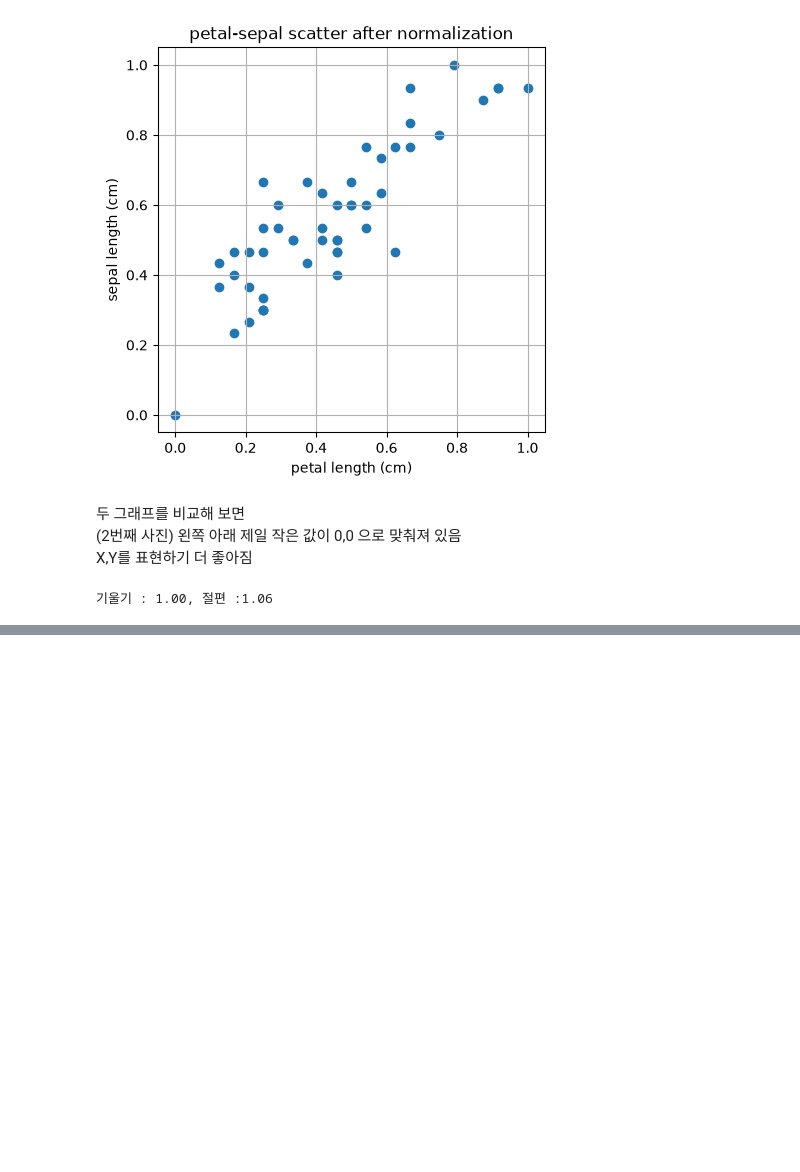
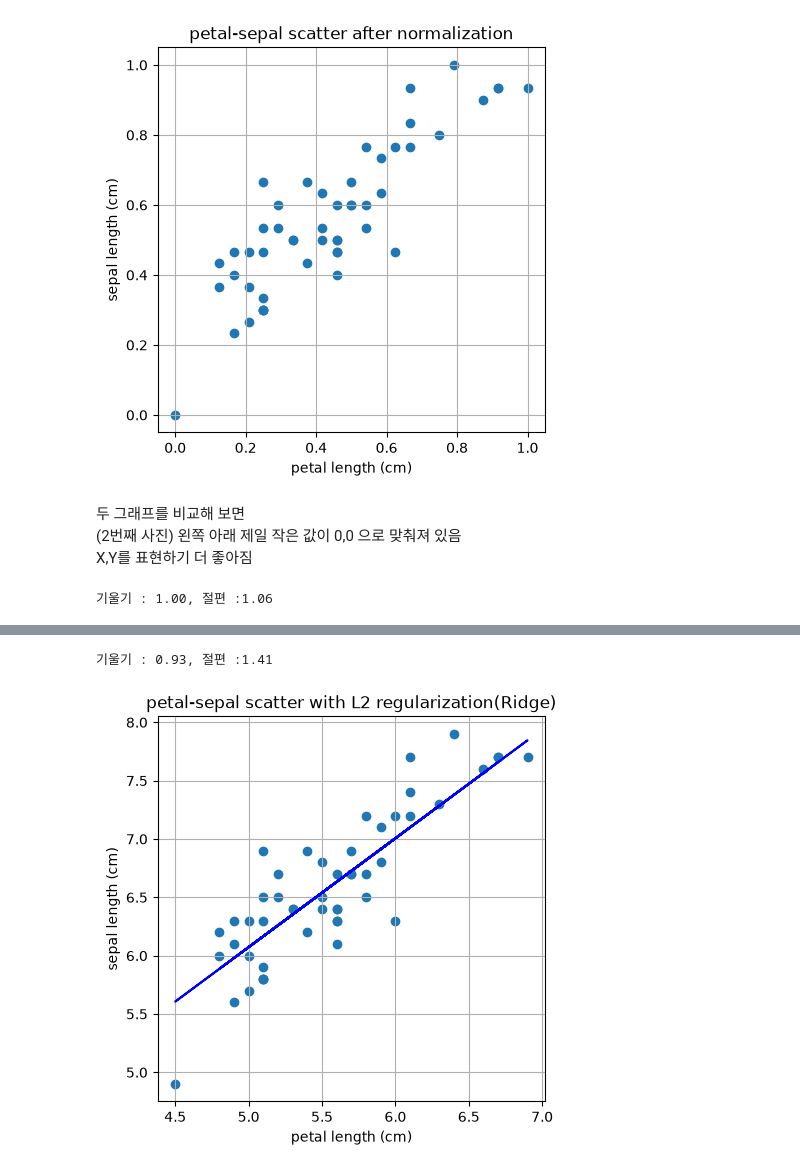
Before and after one commit to orthia194/aiffel-study, a Jupyter notebook: 2026/08/27/ex1.ipynb, the cells around one changed output, grey strips where cells are left out. Saved outputs shown, nothing was run; the diff lists cells and outputs as text; code cells hidden in the pictures; blank space fills up the shorter version.

```diff
--- a/2026/08/27/ex1.ipynb
+++ b/2026/08/27/ex1.ipynb
@@ -87,0 +121,22 @@ print(f"기울기 : {a:.2f}, 절편 :{b:.2f}")          # 구한 기울기(a)와
+# %%
+# Q. linear regression의 코드를 참고하여, 아래 코드를 채워주세요!
+
+# L2 regularization은 Ridge로 import 합니다.
+from sklearn.linear_model import Ridge
+
+L2 = Ridge()
+L2.fit(X.reshape(-1,1), Y)
+a, b = L2.coef_[0], L2.intercept_
+print(f"기울기 : {a:.2f}, 절편 :{b:.2f}")
+
+plt.figure(figsize=(5,5))
+plt.scatter(X,Y)
+plt.plot(X,L2.predict(X.reshape(-1,1)),'-b')
+plt.title('petal-sepal scatter with L2 regularization(Ridge)')
+plt.xlabel('petal length (cm)')
+plt.ylabel('sepal length (cm)')
+plt.grid()
+plt.show()
+# %% [output]
+기울기 : 0.93, 절편 :1.41
+[figure, added]
```
Also changed, not shown: parts of 2 cells of this notebook, 10 other files.
